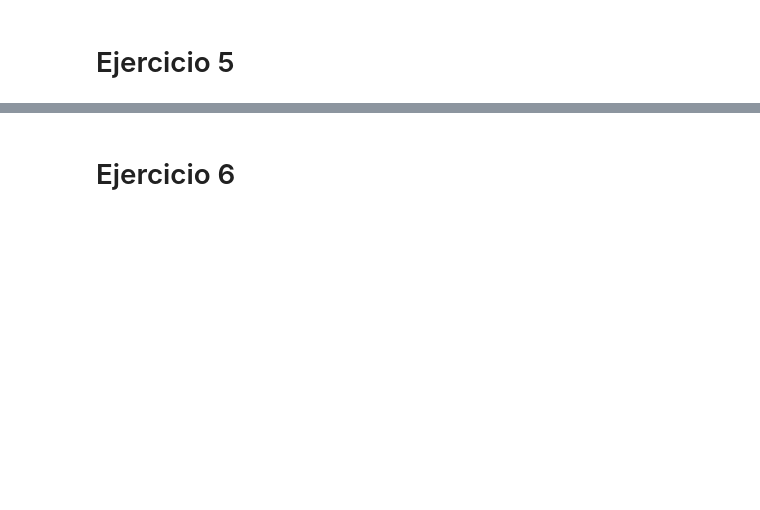
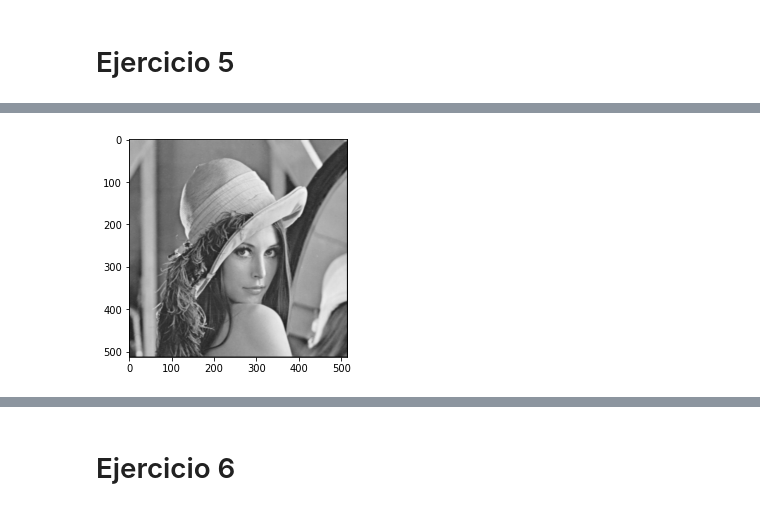
Before and after one commit to maurosch/Procesamiento-Digital-de-Imagenes, a Jupyter notebook: Guias/2 - Sistemas lineales.ipynb, the cells around one changed output, grey strips where cells are left out. Cells and saved outputs as stored; diff of their text form; code cells hidden in the pictures; blank space fills up the shorter version.

```diff
--- a/Guias/2 - Sistemas lineales.ipynb
+++ b/Guias/2 - Sistemas lineales.ipynb
@@ -190,2 +240,29 @@ ax.scatter(xs, ys, hs)
 # %% [markdown]
 # Ejercicio 5
+# %%
+#Complejidad: (cantidad pixeles x) * (cantidad pixeles h) = n^4 si son cuadradas e iguales, muy alta...
+def conv(x, h):
+    M1, N1 = np.shape(x)
+    M2, N2 = np.shape(h)
+
+    height = M1+M2-1
+    width = N1+N2-1
+    sol = np.zeros(shape=(height, width))
+    for i in range(height):
+        for j in range(width):
+            sol[i][j] = convPuntual(x, h, i, j)
+
+    return sol
+
+def convPuntual(x, h, u, v):
+    M1, N1 = np.shape(x)
+    M2, N2 = np.shape(h)
+    sol = 0
+    for i in range(M2):
+        for j in range(N2):
+            if estaEnRango(u-i,M1) and estaEnRango(v-j,N1) and estaEnRango(i,M2) and estaEnRango(j,N2):
+                sol += x[u-i][v-j] * h[i][j]
+    return sol
+
+def estaEnRango(x, z): #Rango cerrado abierto
+    return x >= 0 and x < z
@@ -191,0 +277,4 @@ ax.scatter(xs, ys, hs)
+# %%
+mostrarImagen(conv(imgLena, np.array([[1,1,1]])))
+# %% [output]
+[figure, added]
```
Also changed, not shown: parts of 28 cells of this notebook, 2 other files.
